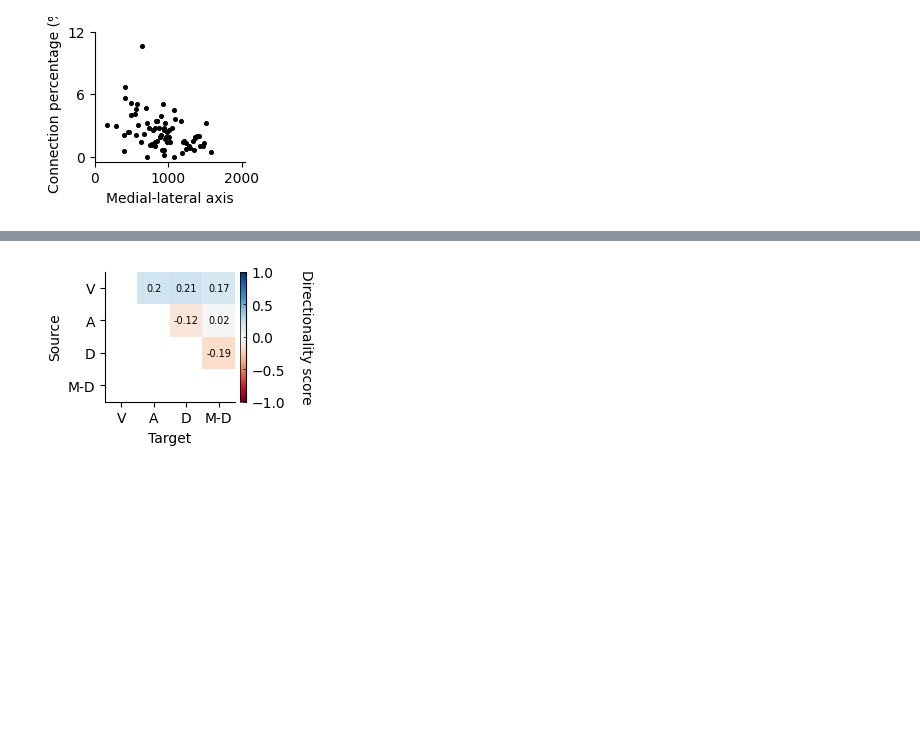
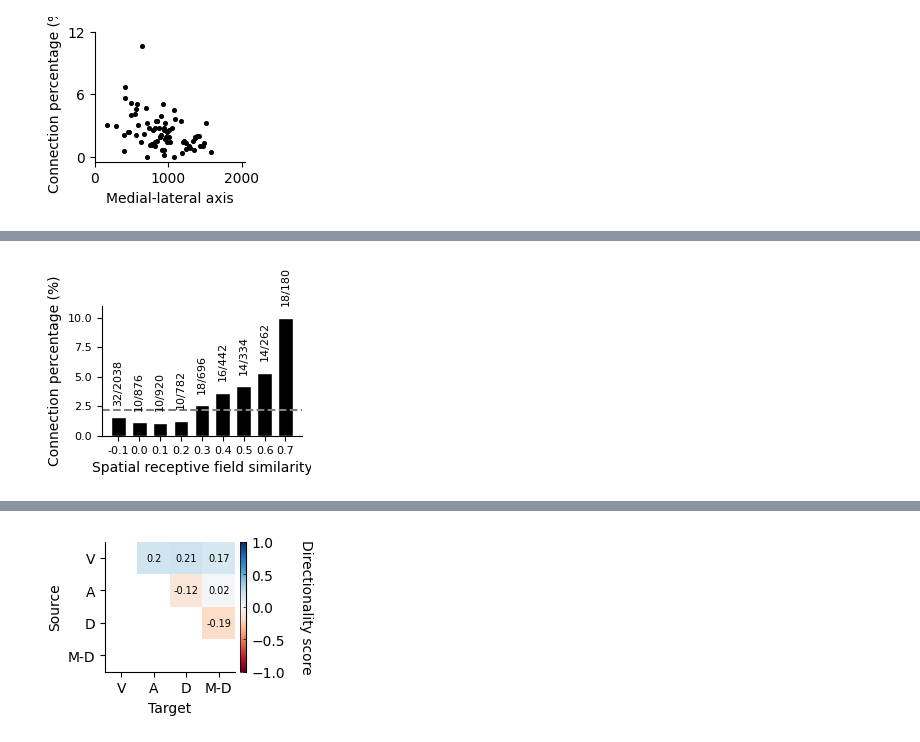
Before and after one commit to Iacaruso-lab/Bianchini2025_SC, a Jupyter notebook: Figures_code/Figure3.ipynb, the cells around one changed output, grey strips where cells are left out. Saved outputs shown, nothing was run; the diff lists cells and outputs as text; code cells hidden in the pictures; blank space fills up the shorter version.

```diff
--- a/Figures_code/Figure3.ipynb
+++ b/Figures_code/Figure3.ipynb
@@ -335,0 +122,68 @@ cbar.set_ticks([0, 4,8])
+# %%
+# Plot connection percentage as a function of RF correlation
+
+data = np.load(data_path + 'connectivity_dataset/RF_correlation_as_function_connectivity.npz')
+n_pairs_connected = data['n_pairs_connected'].item()
+n_pairs_total = data['n_pairs_total'].item()
+conn_prob_obs  = data['conn_prob_obs']   # shape: (n_bins,)
+conn_prob_null = data['conn_prob_null']  # shape: (n_bootstraps, n_bins)
+n_total        = data['n_total']         # shape: (n_bins,)
+n_connected    = data['n_connected']     # shape: (n_bins,)
+bins = data['bins']
+
+bin_centers = (bins[:-1] + bins[1:]) / 2
+bar_width = 0.07
+offset = bar_width / 2
+
+fig, ax = plt.subplots(1,1,figsize=(2,1.3))
+
+plt.subplots_adjust(left=0, right=1, bottom=0, top=1)
+
+conn_prob_null_mean = np.nanmean(conn_prob_null, axis=0)
+conn_prob_null_sem = np.nanstd(conn_prob_null, axis=0) / np.sqrt(np.sum(~np.isnan(conn_prob_null), axis=0))
+conn_prob_null_iqr = (np.nanpercentile(conn_prob_null, 75, axis=0) -
+                      np.nanpercentile(conn_prob_null, 25, axis=0)) / 2
+
+# Plot mean as a line
+#ax.plot(bin_centers, conn_prob_null_mean, color='gray', label='Randomised mean')
+mean_conn_prob = (n_pairs_connected /n_pairs_total) * 100
+ax.axhline(y=mean_conn_prob, linestyle='--', color='grey', label='Mean connection rate')
+
+# Plot observed connection probabilities as bars
+bars = ax.bar(bin_centers, conn_prob_obs, width=bar_width, color='black',
+              edgecolor='white', label='Observed', zorder=1)
+
+lower_bound = conn_prob_null_mean - conn_prob_null_iqr
+upper_bound = conn_prob_null_mean + conn_prob_null_iqr
+
+# Plot shaded IQR area
+#ax.fill_between(bin_centers, lower_bound, upper_bound, color='gray', alpha=0.5, label='IQR')
+
+
+# Add text labels and significance stars
+for i, bar in enumerate(bars):
+    if n_total[i] > 0:
+        ax.text(bar.get_x() + bar.get_width() / 2,
+                bar.get_height() + 1,
+                f"{n_connected[i]}/{n_total[i]}",
+                ha='center', va='bottom', fontsize=8, rotation=90)
+
+
+# Plot aesthetics
+ax.set_xticks(bin_centers)
+ax.set_xticklabels([f"{b:.1f}" for b in bins[:-1]])
+ax.set_xlabel("Spatial receptive field similarity")
+ax.set_ylabel("Connection percentage (%)")
+ax.set_ylim(0, max(np.nanmax(conn_prob_obs), np.nanmax(conn_prob_null_mean)) + 1)
+#ax.set_ylim([0,5])
+#ax.set_yticks([0,5,10,15,20])
+ax.tick_params(axis='y', labelsize=8)
+
+ax.tick_params(axis='x', labelsize=8)
+ax.spines['top'].set_visible(False)
+ax.spines['right'].set_visible(False)
+
+dir = ''.join([saving_path,'Figure3D.svg'])
+fig.savefig(dir, dpi=300,format='svg',bbox_inches='tight', pad_inches=0)
+# %% [output]
+[figure, added]
```
Also changed, not shown: parts of 11 cells of this notebook, 18 other files.
